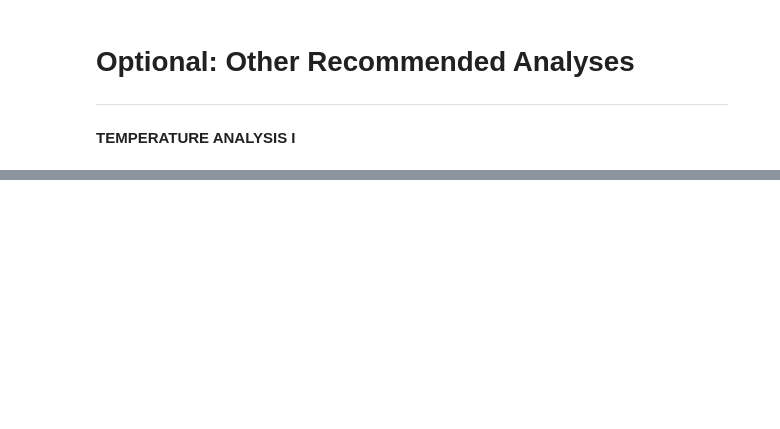
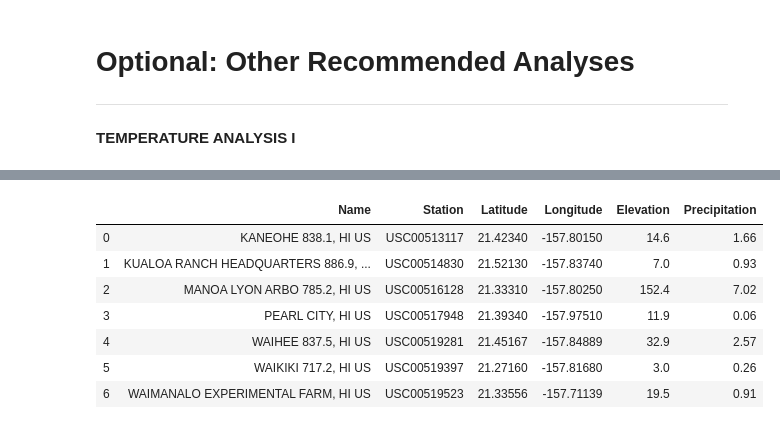
Before and after one commit to VallieTracy/sqlalchemy-challenge, a Jupyter notebook: main.ipynb, the cells around one changed output, grey strips where cells are left out. Cells and saved outputs as stored; diff of their text form; code cells hidden in the pictures; blank space fills up the shorter version.

Commit message:
Daily Rainfall Average done as far as it will be

```diff
--- a/main.ipynb
+++ b/main.ipynb
@@ -669,0 +591,20 @@ daily_normals("01-01")
+# %%
+# Calculate the total amount of rainfall per weather station for your trip dates using the previous yr's matching dates
+# Sort this in descending order by precipitation amount and list the station, name, latitude, longitude, and elevation
+
+# Set vacation start date and end date with most recent data
+start_date = dt.date(2016, 12, 17)
+end_date = dt.date(2016, 12, 29)
+
+
+# Querry from both datasets to find total rainfall at each station for vacation dates
+sel = [Station.name, Measurement.station, Station.latitude, Station.longitude,\
+       Station.elevation, func.sum(Measurement.prcp)]
+precip_totals = session.query(*sel).\
+    filter(Measurement.date >= start_date).\
+    filter(Measurement.date <= end_date).\
+    filter(Measurement.station == Station.station).\
+    group_by(Measurement.station).all()
+
+# Preview
+precip_totals
@@ -669,0 +629,14 @@ daily_normals("01-01")
+# %%
+# Put into dataframe
+precip_df = pd.DataFrame(precip_totals, columns=["Name", "Station", "Latitude",\
+                                                 "Longitude", "Elevation", "Precipitation"])
+precip_df
+# %% [output]
+|  | Name | Station | Latitude | Longitude | Elevation | Precipitation |
+| 0 | KANEOHE 838.1, HI US | USC00513117 | 21.42340 | -157.80150 | 14.6 | 1.66 |
+| 1 | KUALOA RANCH HEADQUARTERS 886.9, ... | USC00514830 | 21.52130 | -157.83740 | 7.0 | 0.93 |
+| 2 | MANOA LYON ARBO 785.2, HI US | USC00516128 | 21.33310 | -157.80250 | 152.4 | 7.02 |
+| 3 | PEARL CITY, HI US | USC00517948 | 21.39340 | -157.97510 | 11.9 | 0.06 |
+| 4 | WAIHEE 837.5, HI US | USC00519281 | 21.45167 | -157.84889 | 32.9 | 2.57 |
+| 5 | WAIKIKI 717.2, HI US | USC00519397 | 21.27160 | -157.81680 | 3.0 | 0.26 |
+| 6 | WAIMANALO EXPERIMENTAL FARM, HI US | USC00519523 | 21.33556 | -157.71139 | 19.5 | 0.91 |
```
Also changed, not shown: parts of 19 cells of this notebook.
